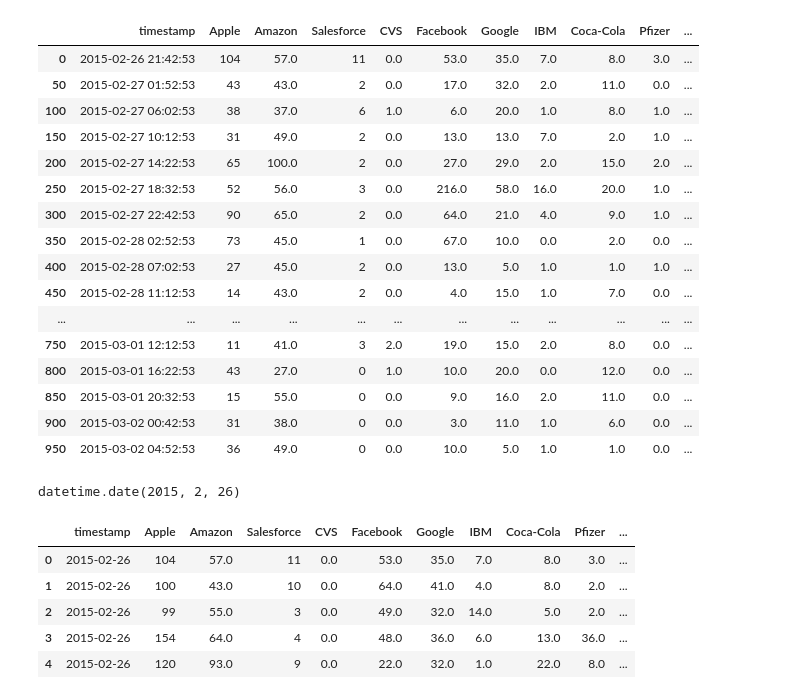
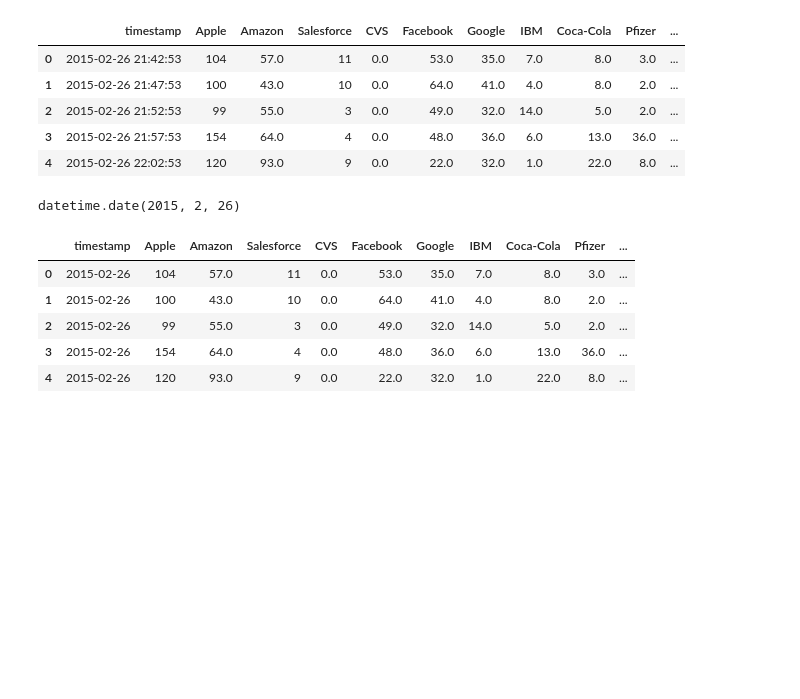
Before and after one commit to zacksfeld/twitter_correlations, a Jupyter notebook: cleaningandorganizing.ipynb, the cells around one changed output. Cells and saved outputs as stored; diff of their text form; code cells hidden in the pictures; blank space fills up the shorter version.

```diff
--- a/cleaningandorganizing.ipynb
+++ b/cleaningandorganizing.ipynb
@@ -6,32 +6,21 @@ from datetime import datetime
 # %%
 # creating a variable for the file path and importing the csv with pandas to convert it into a dataframe
 
 file_path_twitter = 'dataset.csv'
 file_path_aapl = 'AAPL.csv'
 df_twitter = pd.read_csv(file_path_twitter)
 df_aapl = pd.read_csv(file_path_aapl)
 
 # taking a look a the top 5 entries of data to get a better understanding of how the data is organized
 
-df_twitter.iloc[:1000:50]
+df_twitter.head()
 # %% [output]
 |  | timestamp | Apple | Amazon | Salesforce | CVS | Facebook | Google | IBM | Coca-Cola | Pfizer | ... |
 | 0 | 2015-02-26 21:42:53 | 104 | 57.0 | 11 | 0.0 | 53.0 | 35.0 | 7.0 | 8.0 | 3.0 | ... |
-| 50 | 2015-02-27 01:52:53 | 43 | 43.0 | 2 | 0.0 | 17.0 | 32.0 | 2.0 | 11.0 | 0.0 | ... |
-| 100 | 2015-02-27 06:02:53 | 38 | 37.0 | 6 | 1.0 | 6.0 | 20.0 | 1.0 | 8.0 | 1.0 | ... |
-| 150 | 2015-02-27 10:12:53 | 31 | 49.0 | 2 | 0.0 | 13.0 | 13.0 | 7.0 | 2.0 | 1.0 | ... |
-| 200 | 2015-02-27 14:22:53 | 65 | 100.0 | 2 | 0.0 | 27.0 | 29.0 | 2.0 | 15.0 | 2.0 | ... |
-| 250 | 2015-02-27 18:32:53 | 52 | 56.0 | 3 | 0.0 | 216.0 | 58.0 | 16.0 | 20.0 | 1.0 | ... |
-| 300 | 2015-02-27 22:42:53 | 90 | 65.0 | 2 | 0.0 | 64.0 | 21.0 | 4.0 | 9.0 | 1.0 | ... |
-| 350 | 2015-02-28 02:52:53 | 73 | 45.0 | 1 | 0.0 | 67.0 | 10.0 | 0.0 | 2.0 | 0.0 | ... |
-| 400 | 2015-02-28 07:02:53 | 27 | 45.0 | 2 | 0.0 | 13.0 | 5.0 | 1.0 | 1.0 | 1.0 | ... |
-| 450 | 2015-02-28 11:12:53 | 14 | 43.0 | 2 | 0.0 | 4.0 | 15.0 | 1.0 | 7.0 | 0.0 | ... |
-| ... | ... | ... | ... | ... | ... | ... | ... | ... | ... | ... | ... |
-| 750 | 2015-03-01 12:12:53 | 11 | 41.0 | 3 | 2.0 | 19.0 | 15.0 | 2.0 | 8.0 | 0.0 | ... |
-| 800 | 2015-03-01 16:22:53 | 43 | 27.0 | 0 | 1.0 | 10.0 | 20.0 | 0.0 | 12.0 | 0.0 | ... |
-| 850 | 2015-03-01 20:32:53 | 15 | 55.0 | 0 | 0.0 | 9.0 | 16.0 | 2.0 | 11.0 | 0.0 | ... |
-| 900 | 2015-03-02 00:42:53 | 31 | 38.0 | 0 | 0.0 | 3.0 | 11.0 | 1.0 | 6.0 | 0.0 | ... |
-| 950 | 2015-03-02 04:52:53 | 36 | 49.0 | 0 | 0.0 | 10.0 | 5.0 | 1.0 | 1.0 | 0.0 | ... |
+| 1 | 2015-02-26 21:47:53 | 100 | 43.0 | 10 | 0.0 | 64.0 | 41.0 | 4.0 | 8.0 | 2.0 | ... |
+| 2 | 2015-02-26 21:52:53 | 99 | 55.0 | 3 | 0.0 | 49.0 | 32.0 | 14.0 | 5.0 | 2.0 | ... |
+| 3 | 2015-02-26 21:57:53 | 154 | 64.0 | 4 | 0.0 | 48.0 | 36.0 | 6.0 | 13.0 | 36.0 | ... |
+| 4 | 2015-02-26 22:02:53 | 120 | 93.0 | 9 | 0.0 | 22.0 | 32.0 | 1.0 | 22.0 | 8.0 | ... |
 # %%
 # converting the values in the timestamp column from strings to datetime values that
 # will be easier to utilize later
```
Also changed, not shown: parts of 2 cells of this notebook.
